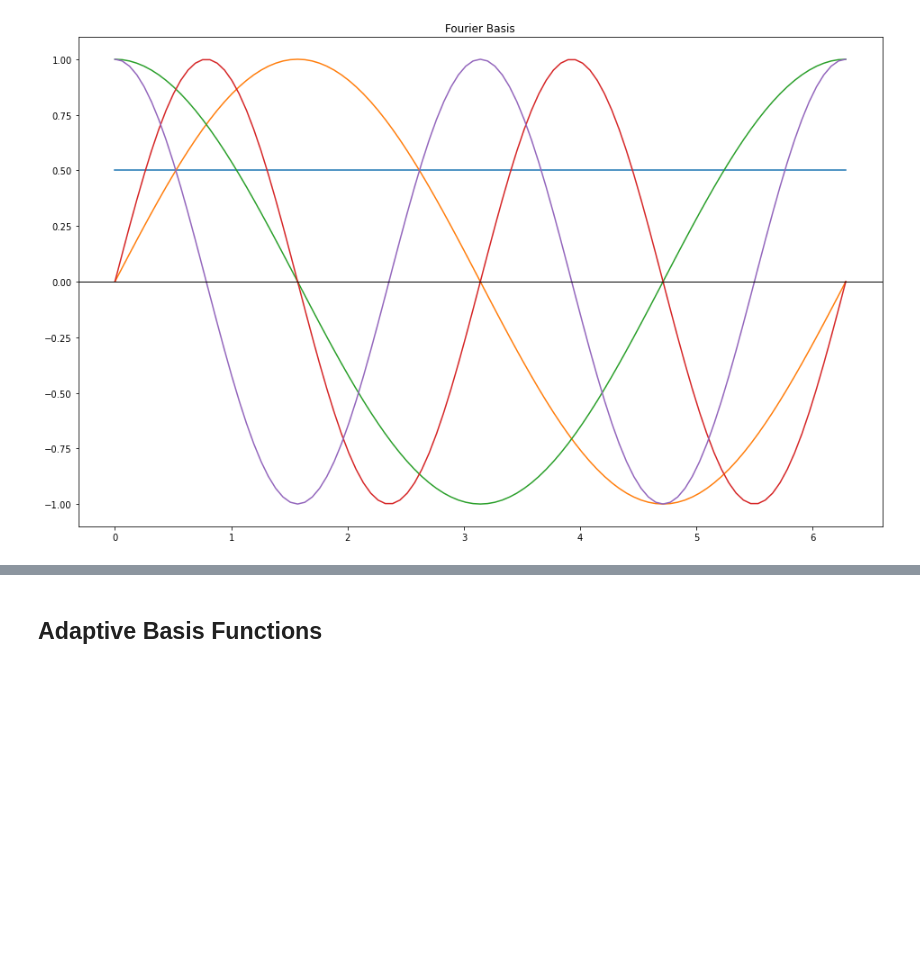
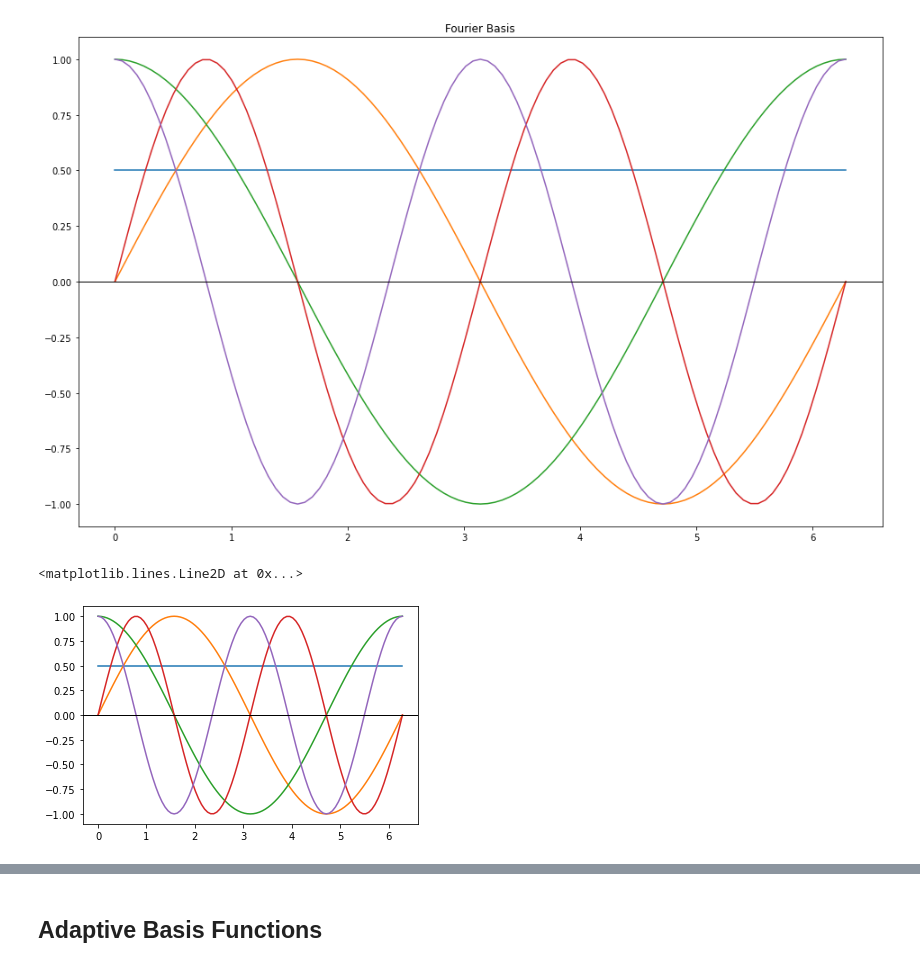
Before and after one commit to rcalix1/ProbabilityDensityFunctionsFromNeuralNets, a Jupyter notebook: BackgroundBasisFunctionRegression.ipynb, the cells around one changed output, grey strips where cells are left out. Cells and saved outputs as stored; diff of their text form; code cells hidden in the pictures; blank space fills up the shorter version.

```diff
--- a/BackgroundBasisFunctionRegression.ipynb
+++ b/BackgroundBasisFunctionRegression.ipynb
@@ -226,6 +237,23 @@ plt.axhline(y=0, color='k', linewidth=1)
 # %% [output]
 <matplotlib.lines.Line2D at 0x...>
 [figure]
+# %%
+for i in range(5):
+    theta = x * 2 * math.pi
+    plt.plot(theta, fourier_basis_function(i)(theta))
+    print(fourier_basis_function(i)(theta))
+    display.display(plt.gcf())
+
+    time.sleep(3.0)
+
+    display.clear_output(wait=True)
+
+
+
+plt.axhline(y=0, color='k', linewidth=1)
+# %% [output]
+<matplotlib.lines.Line2D at 0x...>
+[figure, added]
 # %%
 
 
```
Also changed, not shown: parts of 8 cells of this notebook.
